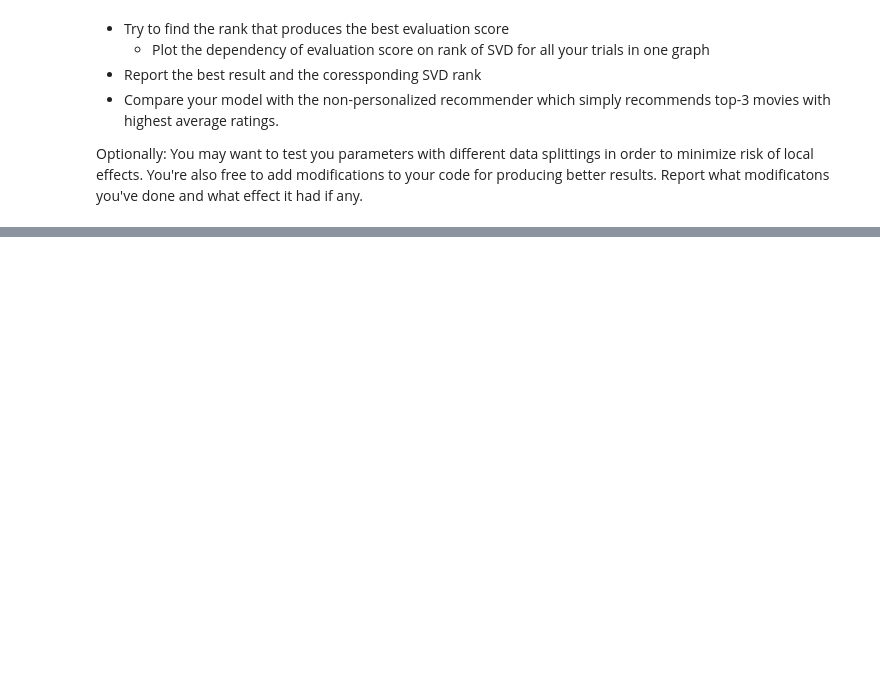
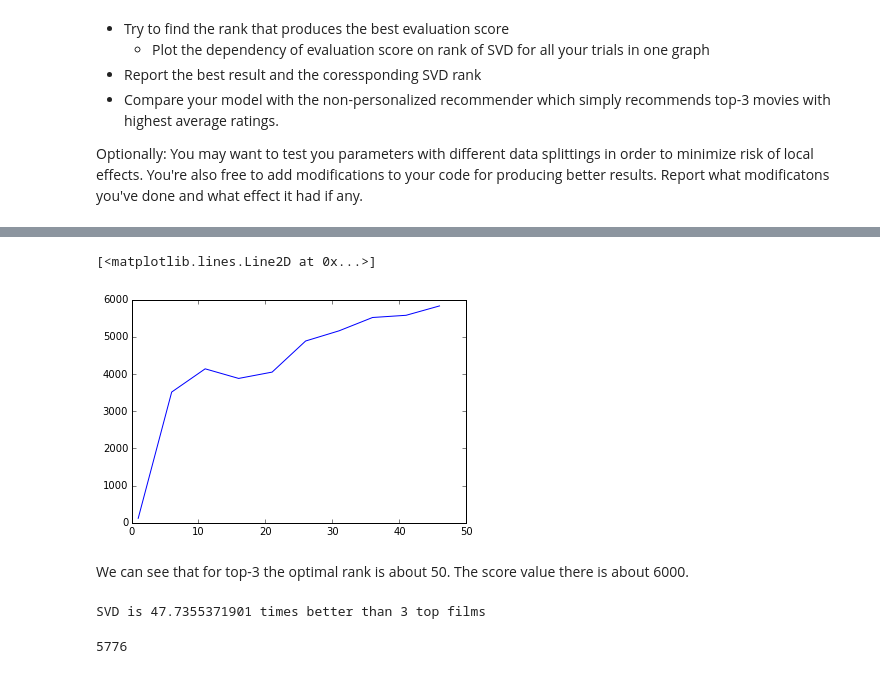
Before and after one commit to Aelphy/skoltech, a Jupyter notebook: numerical_linear_algebra/hw3/hw3.ipynb, the cells around one changed output, grey strips where cells are left out. Drawn from its saved outputs; the diff is of its cells as text; code cells hidden in the pictures; blank space fills up the shorter version.

```diff
--- a/numerical_linear_algebra/hw3/hw3.ipynb
+++ b/numerical_linear_algebra/hw3/hw3.ipynb
@@ -919,3 +919,24 @@ return total_score
 You may use different implementation at your will, the only two criterias:
 * it should be not slower than a reference implementation
 * it should produce correct results
+# %%
+def score(N = 3, r = 50):
+    total_score = 0
+    test_data = s_data.test
+    U, s, V = sp.sparse.linalg.svds(train_data, r)
+
+    for i in range(test_data.shape[0]):
+        x = np.zeros(V.shape[1])
+        row, column = test_data[i, :][::-1].nonzero()
+
+        evaluation_set = column[:N]
+        rating_history = column[N:]
+        x[column] = 1
+
+        recomendations = V.transpose().dot(V.dot(x))
+        total_score += np.intersect1d(evaluation_set, recomendations.argsort()[::-1][:N]).size
+
+    return total_score
+
+
+print('score is {0}'.format(score()))
@@ -930,3 +955,10 @@ You may use different implementation at your will, the only two criterias:
 Optionally:
 You may want to test you parameters with different data splittings in order to minimize risk of local effects.
 You're also free to add modifications to your code for producing better results. Report what modificatons you've done and what effect it had if any.
+# %%
+scores = []
+R = np.arange(1, 50, 5)
+
+for r in R:
+    scores.append(score(3, r))
+    print(r)
@@ -932,0 +976,34 @@ You're also free to add modifications to your code for producing better results.
+# %%
+import matplotlib.pyplot as plt
+%matplotlib inline
+
+plt.plot(R, scores)
+# %% [output]
+[<matplotlib.lines.Line2D at 0x...>]
+[figure, added]
+# %% [markdown]
+We can see that for top-3 the optimal rank is about 50. The score value there is about 6000.
+# %%
+svd_total_score = score(3, 50)
+stupid_score = 0
+N = 3
+
+stupid_recomendations = np.asarray(train_data.sum(0))[0].argsort()[::-1][:3]
+test_data = s_data.test
+
+for i in range(test_data.shape[0]):
+    x = np.zeros(V.shape[1])
+    row, column = test_data[i, :][::-1].nonzero()
+
+    evaluation_set = column[:N]
+    rating_history = column[N:]
+
+    stupid_score += np.intersect1d(evaluation_set, stupid_recomendations).size
+
+print('SVD is {0} times better than 3 top films'.format(svd_total_score / float(stupid_score)))
+# %% [output]
+SVD is 47.7355371901 times better than 3 top films
+# %%
+svd_total_score
+# %% [output]
+5776
```
Also changed, not shown: parts of 5 cells of this notebook.
